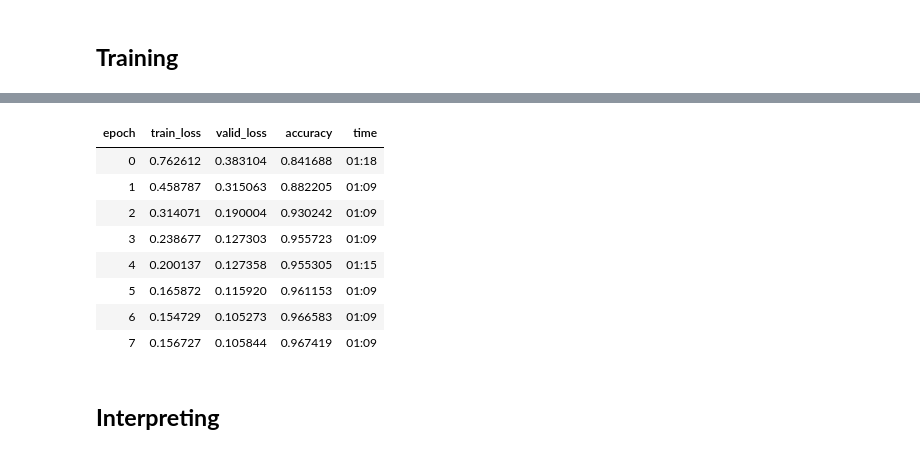
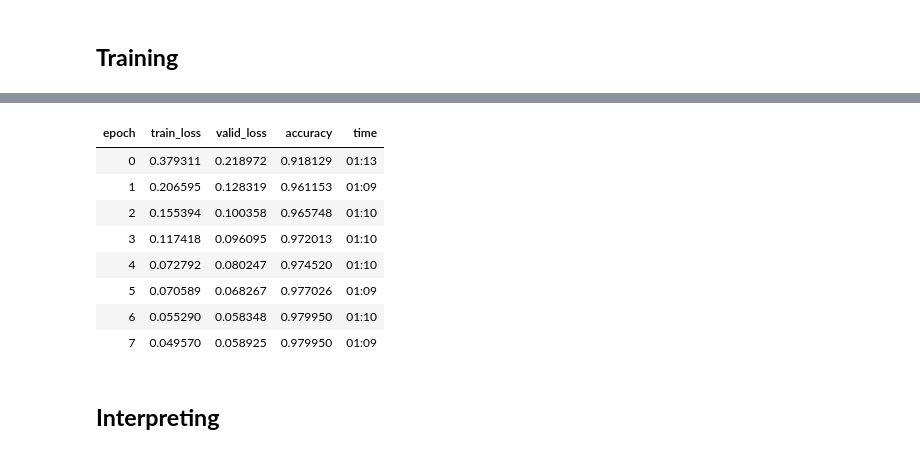
Before and after one commit to neronicolo/watch_bot, a Jupyter notebook: training/dial_visibility_classifier.ipynb, the cells around one changed output, grey strips where cells are left out. Cells and saved outputs as stored; diff of their text form; code cells hidden in the pictures.

```diff
--- a/training/dial_visibility_classifier.ipynb
+++ b/training/dial_visibility_classifier.ipynb
@@ -33,7 +33,7 @@ df.head(), df.dtypes
 # %%
 bs = 64
 img_size = 128
-xform = get_transforms(flip_vert=True)
+xform = get_transforms(flip_vert=True, max_lighting=0.4, max_warp=0.1)
 # %%
 src = (ImageList.from_df(df, data_path)
         .split_by_rand_pct()
@@ -82,15 +82,15 @@ LR Finder is complete, type {learner_name}.recorder.plot() to see the graph.
 # %%
-learn.fit_one_cycle(8, slice(3e-04))
+learn.fit_one_cycle(8, slice(8e-03))
 # %% [output]
 | epoch | train_loss | valid_loss | accuracy | time |
-| 0 | 0.762612 | 0.383104 | 0.841688 | 01:18 |
-| 1 | 0.458787 | 0.315063 | 0.882205 | 01:09 |
-| 2 | 0.314071 | 0.190004 | 0.930242 | 01:09 |
-| 3 | 0.238677 | 0.127303 | 0.955723 | 01:09 |
-| 4 | 0.200137 | 0.127358 | 0.955305 | 01:15 |
-| 5 | 0.165872 | 0.115920 | 0.961153 | 01:09 |
-| 6 | 0.154729 | 0.105273 | 0.966583 | 01:09 |
-| 7 | 0.156727 | 0.105844 | 0.967419 | 01:09 |
+| 0 | 0.379311 | 0.218972 | 0.918129 | 01:13 |
+| 1 | 0.206595 | 0.128319 | 0.961153 | 01:09 |
+| 2 | 0.155394 | 0.100358 | 0.965748 | 01:10 |
+| 3 | 0.117418 | 0.096095 | 0.972013 | 01:10 |
+| 4 | 0.072792 | 0.080247 | 0.974520 | 01:10 |
+| 5 | 0.070589 | 0.068267 | 0.977026 | 01:09 |
+| 6 | 0.055290 | 0.058348 | 0.979950 | 01:10 |
+| 7 | 0.049570 | 0.058925 | 0.979950 | 01:09 |
 # %%
 learn.save('stage_1')
 # %% [markdown]
```
Also changed, not shown: parts of 6 cells of this notebook.
